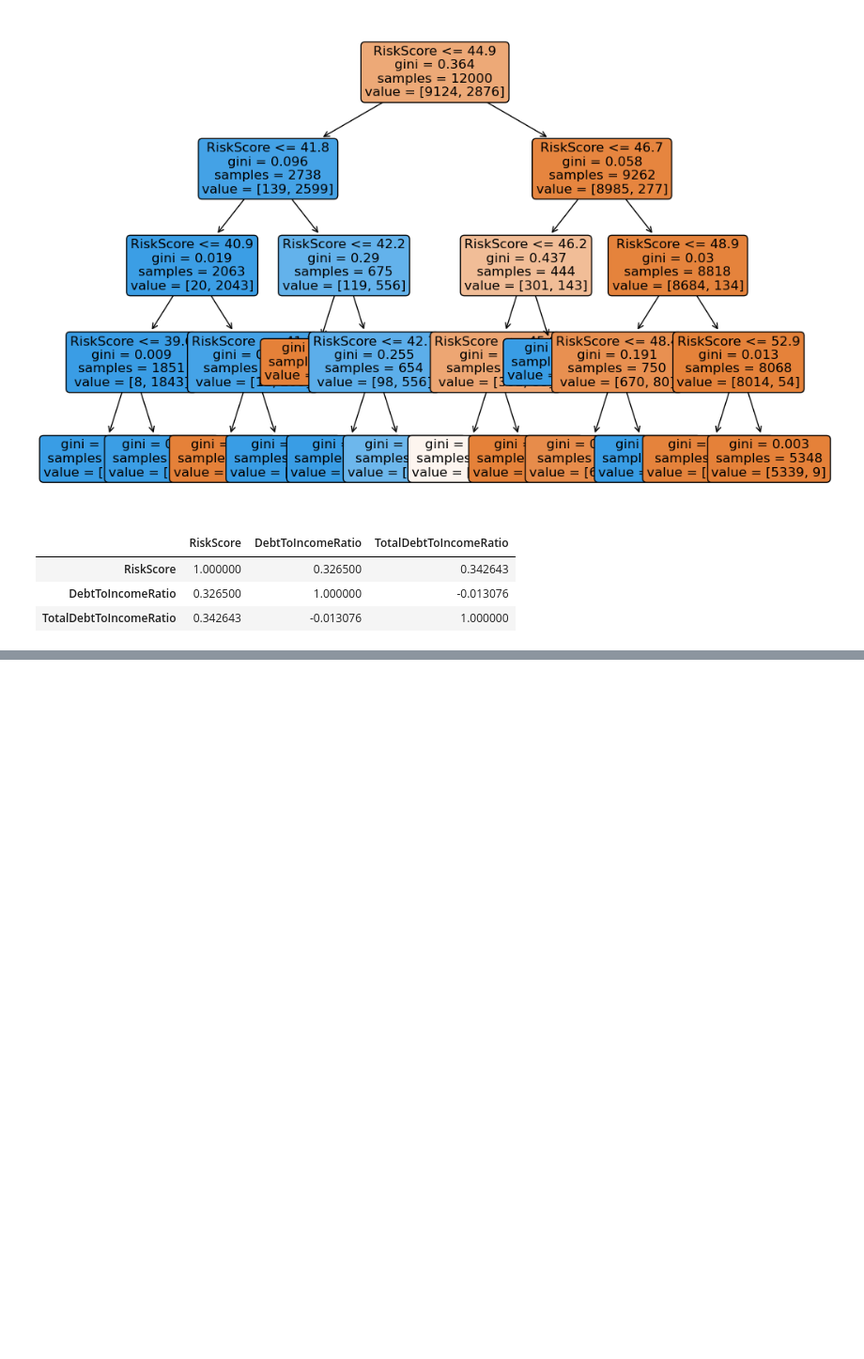
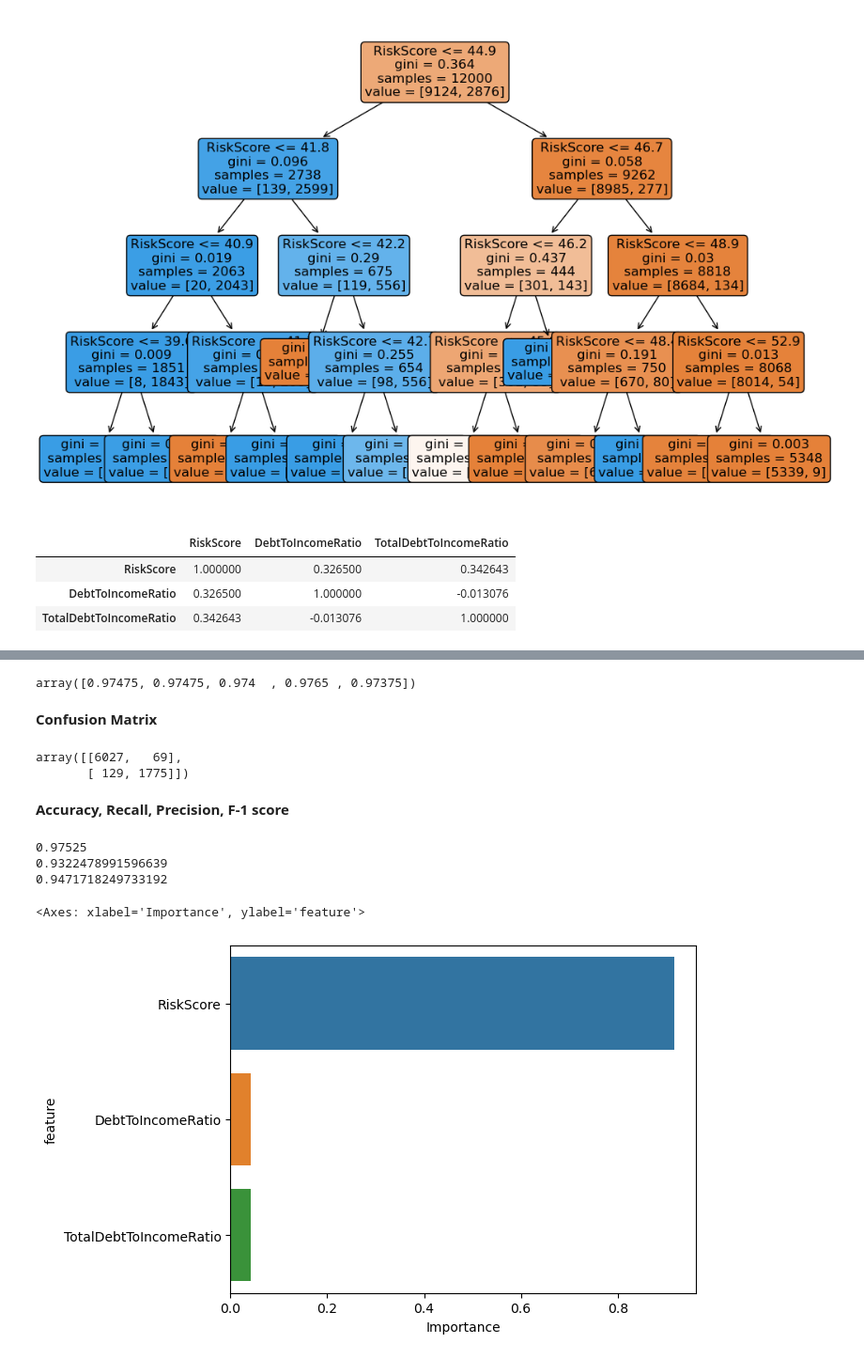
Before and after one commit to jpmehta1/BankLoanDecisionTreeModel, a Jupyter notebook: project.ipynb, the cells around one changed output, grey strips where cells are left out. Shown: that part at 94% size. Cells and saved outputs as stored; diff of their text form; code cells hidden in the pictures; blank space fills up the shorter version.

Commit message:
added confusion matrix, precision, accuracy, F1 score for the ID3 algorithm Tree, conclusion and completed Phase 1 of this dataset

```diff
--- a/project.ipynb
+++ b/project.ipynb
@@ -185,0 +190,51 @@ df[['RiskScore', 'DebtToIncomeRatio', 'TotalDebtToIncomeRatio']].corr()
+# %%
+#Cross validation should be done now
+scores = cross_val_score(model, X, y, cv=5)
+scores
+#suggests that the model fairs equally well in all folds
+# %% [output]
+array([0.97475, 0.97475, 0.974  , 0.9765 , 0.97375])
+# %% [markdown]
+**Confusion Matrix**
+# %%
+confusion_matrix(y_test, model.predict(X_test))
+#the positive, negative is always about the prediction made and not the actual value
+#       TP       FP
+#array([[6027,   69],
+# FN  TN[ 129, 1775]])
+
+
+#false negative means the prediction was false and classifies as the negative side, so ->loan not approved
+# %% [output]
+array([[6027,   69],
+       [ 129, 1775]])
+# %% [markdown]
+**Accuracy, Recall, Precision, F-1 score**
+# %%
+##accuracy = TP+TN/All Predictions
+print(accuracy_score(y_test, model.predict(X_test)))
+
+##recall=TP/TP+FN->out of all the positive results how many could the model predict?
+print(recall_score(y_test, model.predict(X_test)))
+
+##precision=TP/TP+FP ->out of all the positive classifications, how many are accurate?
+print(precision_score(y_test, model.predict(X_test)))
+
+## F-1 score = 2*precision*recall/precision+recall
+print(f1_score(y_test, model.predict(X_test)))
+
+## decision trees have a tendency to predict the bigger/majority class cause its safer mathematically,so
+## when the dataset is actually imbalanced, more majority class than minority rows, the tree may
+## not predict as many minority class data points and thus the recall will be bad but the precision
+## may be good as whenever it predicts the minority class it may be correct, the F1 score helps balance
+# this trade-off between precision and recall by combining them into a single metric, giving a more
+# realistic picture of model performance on imbalanced data.
+# %% [output]
+0.97525
+0.9322478991596639
+0.9471718249733192
+# %%
+sns.barplot(data=importance_df.head(10), x='Importance', y='feature')
+# %% [output]
+<Axes: xlabel='Importance', ylabel='feature'>
+[figure, added]
```
Also changed, not shown: parts of 2 cells of this notebook, 1 other file.
